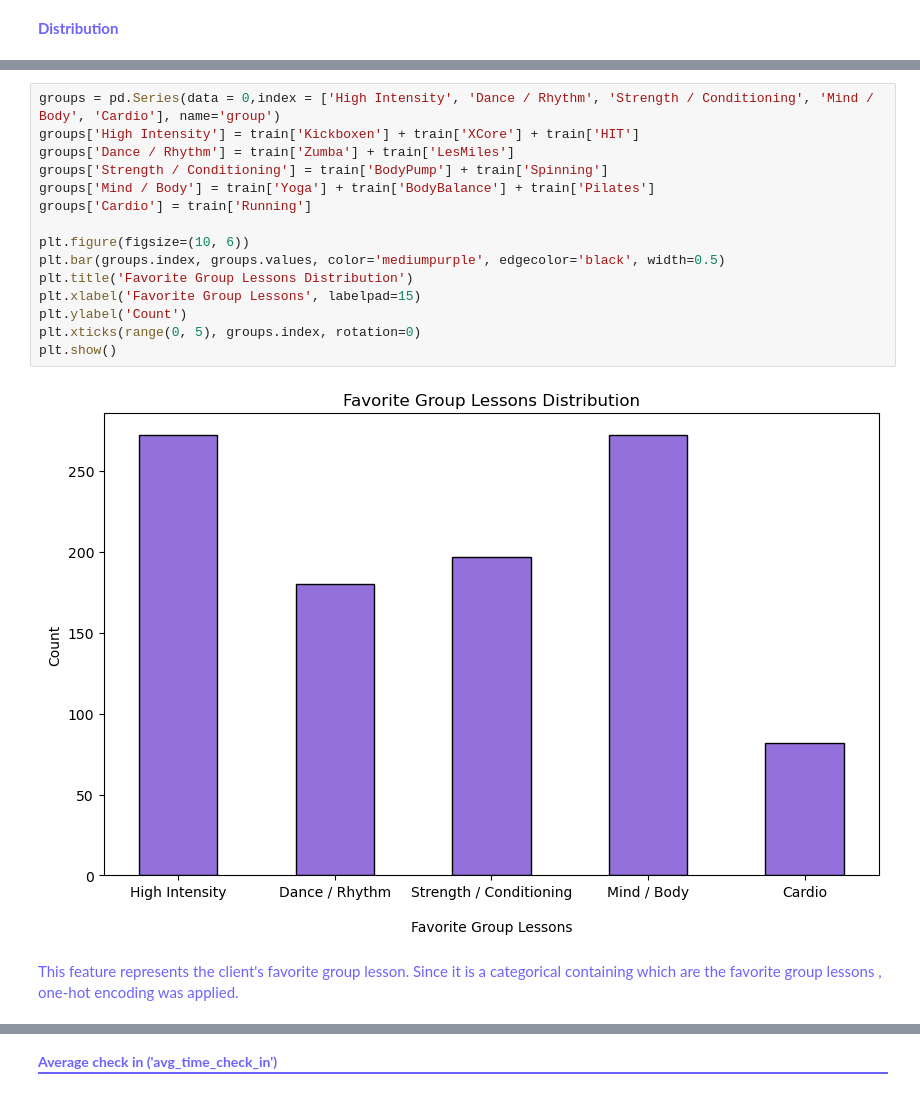
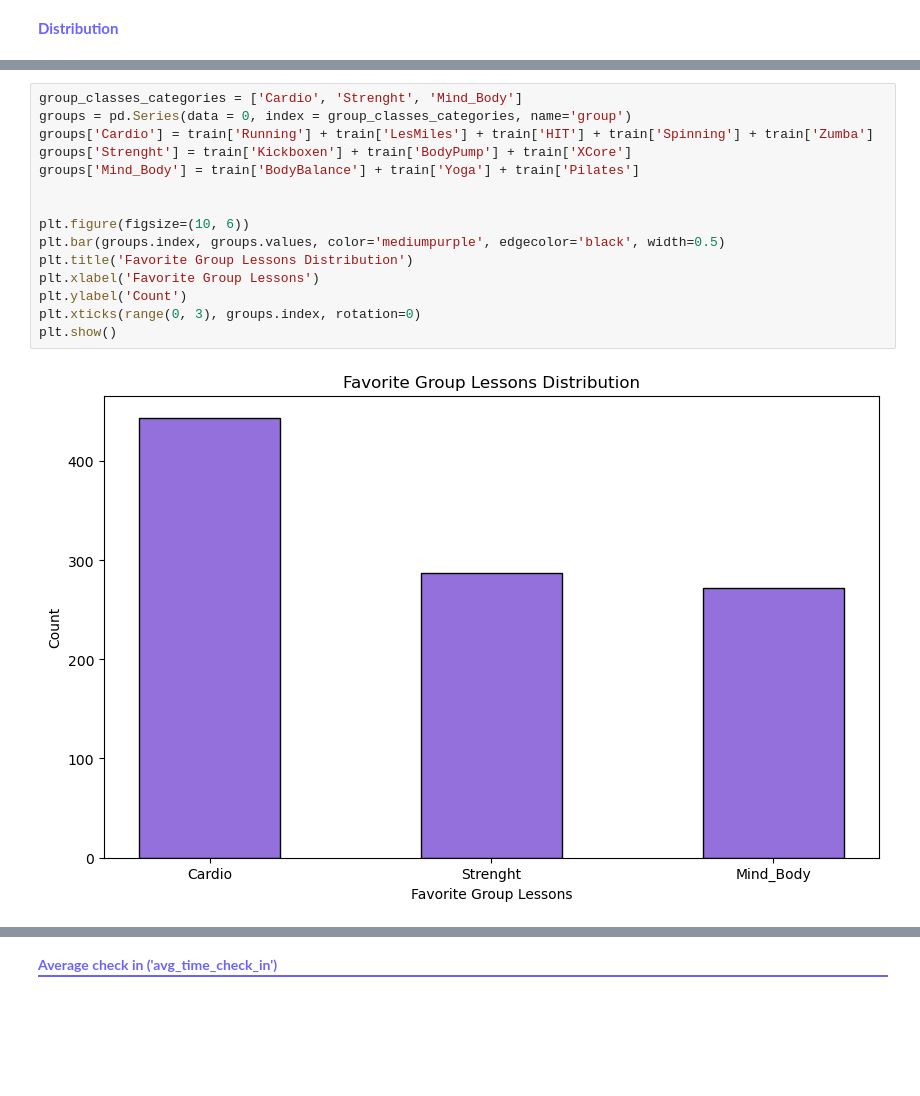
Before and after one commit to DiogoCapelaGoncalves/GymClusterML2, a Jupyter notebook: 01_data_cleaning.ipynb, the cells around one changed output, grey strips where cells are left out. Saved outputs shown, nothing was run; the diff lists cells and outputs as text; blank space fills up the shorter version.

```diff
--- a/01_data_cleaning.ipynb
+++ b/01_data_cleaning.ipynb
@@ -262,20 +264,17 @@ plt.show()
 # %%
-groups = pd.Series(data = 0,index = ['High Intensity', 'Dance / Rhythm', 'Strength / Conditioning', 'Mind / Body', 'Cardio'], name='group')
-groups['High Intensity'] = train['Kickboxen'] + train['XCore'] + train['HIT']
-groups['Dance / Rhythm'] = train['Zumba'] + train['LesMiles']
-groups['Strength / Conditioning'] = train['BodyPump'] + train['Spinning']
-groups['Mind / Body'] = train['Yoga'] + train['BodyBalance'] + train['Pilates']
-groups['Cardio'] = train['Running']
+group_classes_categories = ['Cardio', 'Strenght', 'Mind_Body']
+groups = pd.Series(data = 0, index = group_classes_categories, name='group')
+groups['Cardio'] = train['Running'] + train['LesMiles'] + train['HIT'] + train['Spinning'] + train['Zumba']
+groups['Strenght'] = train['Kickboxen'] + train['BodyPump'] + train['XCore']
+groups['Mind_Body'] = train['BodyBalance'] + train['Yoga'] + train['Pilates']
+
 
 plt.figure(figsize=(10, 6))
 plt.bar(groups.index, groups.values, color='mediumpurple', edgecolor='black', width=0.5)
 plt.title('Favorite Group Lessons Distribution')
-plt.xlabel('Favorite Group Lessons', labelpad=15)
+plt.xlabel('Favorite Group Lessons')
 plt.ylabel('Count')
-plt.xticks(range(0, 5), groups.index, rotation=0)
+plt.xticks(range(0, 3), groups.index, rotation=0)
 plt.show()
 # %% [output]
-[figure, old version]
+[figure, new version]
-# %% [markdown]
-<p style="color:#6c63ff ; font-size:15px; line-height:1.7; margin:5px 0 15px;">This feature represents the client's favorite group lesson. Since it is a categorical
-containing which are the favorite group lessons , one-hot encoding was applied.</p>
```
Also changed, not shown: parts of 9 cells of this notebook, 1 other file.
